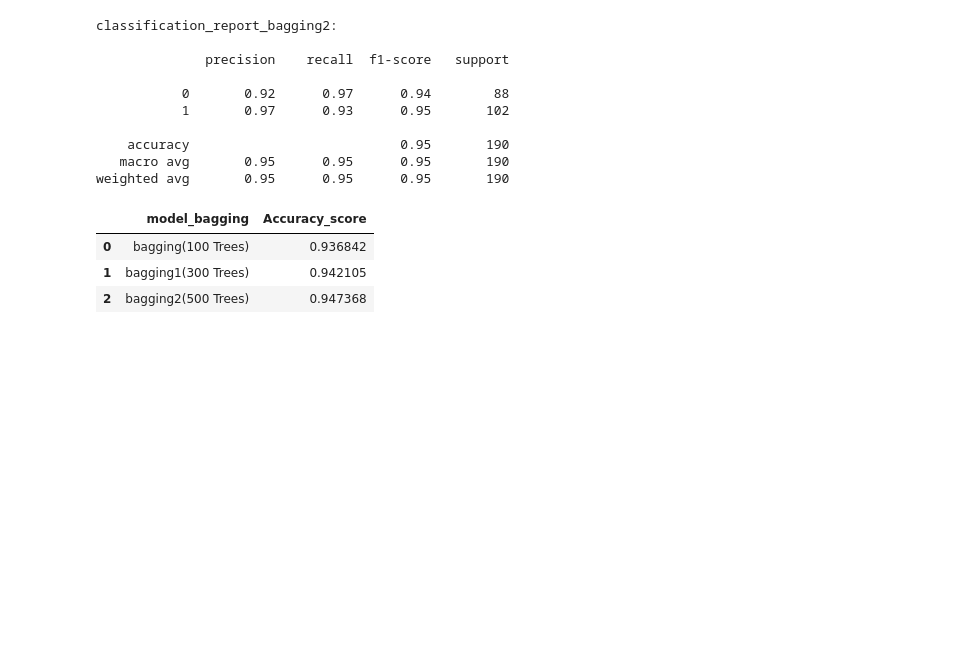
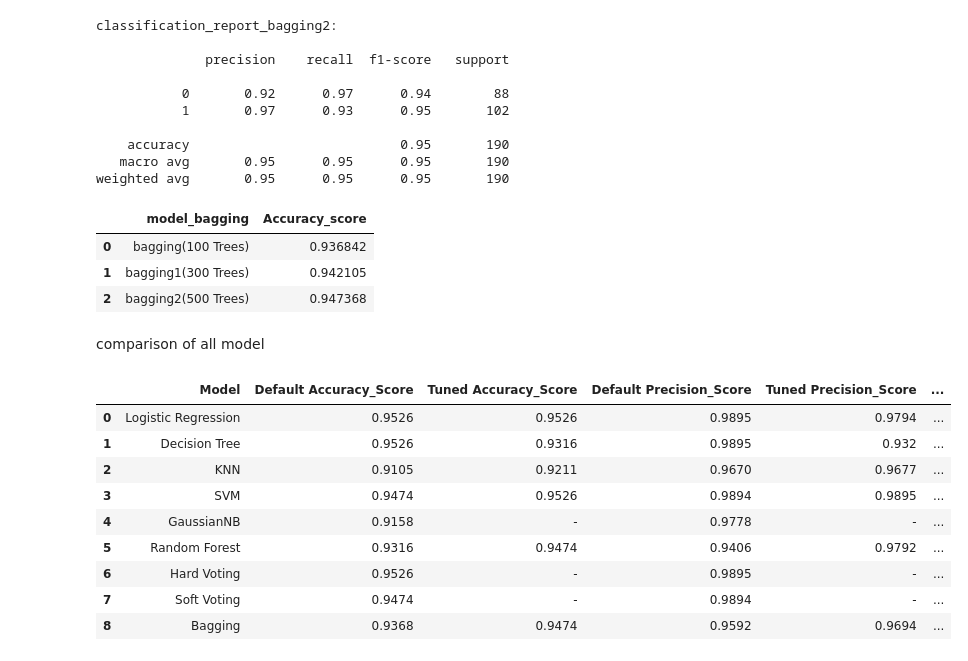
Before and after one commit to Rupesh-Mane/credit-card-fraud-detection, a Jupyter notebook: notebook/credit_card_fraud_detection.ipynb, the cells around one changed output. Drawn from its saved outputs; the diff is of its cells as text; code cells hidden in the pictures; blank space fills up the shorter version.

Commit message:
Comparision table

```diff
--- a/notebook/credit_card_fraud_detection.ipynb
+++ b/notebook/credit_card_fraud_detection.ipynb
@@ -1483,3 +1551,5 @@ pd.DataFrame({
 | 0 | bagging(100 Trees) | 0.936842 |
 | 1 | bagging1(300 Trees) | 0.942105 |
 | 2 | bagging2(500 Trees) | 0.947368 |
+# %% [markdown]
+comparison of all model
@@ -1485,0 +1672,17 @@ pd.DataFrame({
+# %%
+comparison_df = comparison_df.round(4)
+# %%
+comparison_df = comparison_df.fillna("-")
+# %%
+comparison_df
+# %% [output]
+|  | Model | Default Accuracy_Score | Tuned Accuracy_Score | Default Precision_Score | Tuned Precision_Score | ... |
+| 0 | Logistic Regression | 0.9526 | 0.9526 | 0.9895 | 0.9794 | ... |
+| 1 | Decision Tree | 0.9526 | 0.9316 | 0.9895 | 0.932 | ... |
+| 2 | KNN | 0.9105 | 0.9211 | 0.9670 | 0.9677 | ... |
+| 3 | SVM | 0.9474 | 0.9526 | 0.9894 | 0.9895 | ... |
+| 4 | GaussianNB | 0.9158 | - | 0.9778 | - | ... |
+| 5 | Random Forest | 0.9316 | 0.9474 | 0.9406 | 0.9792 | ... |
+| 6 | Hard Voting | 0.9526 | - | 0.9895 | - | ... |
+| 7 | Soft Voting | 0.9474 | - | 0.9894 | - | ... |
+| 8 | Bagging | 0.9368 | 0.9474 | 0.9592 | 0.9694 | ... |
```
Also changed, not shown: parts of 12 cells of this notebook.
